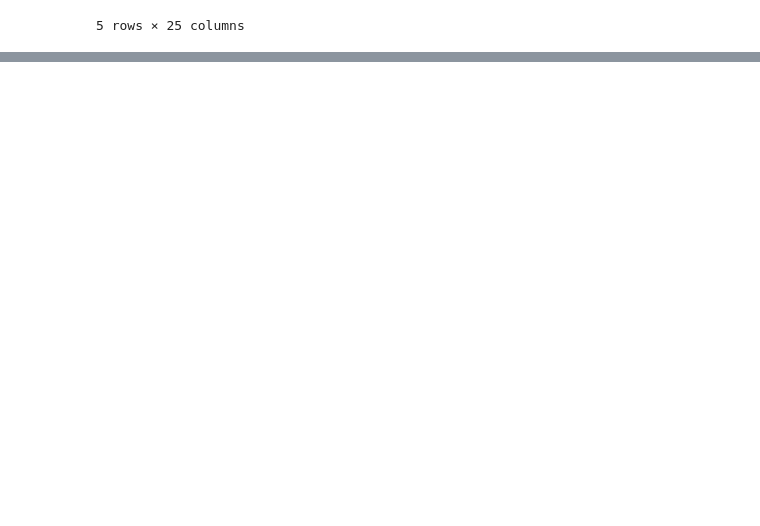
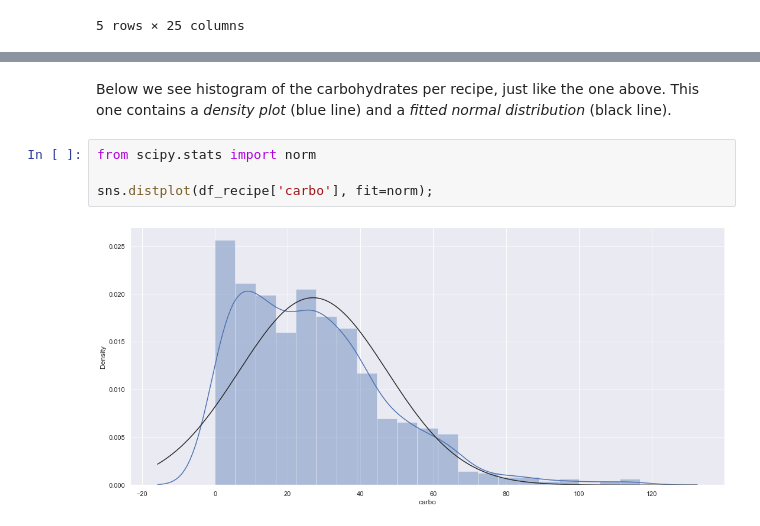
Before and after one commit to jellehuibregtse/recipe-recommendation-system, a Jupyter notebook: cookbook_eda.ipynb, the cells around one changed output, grey strips where cells are left out. Saved outputs shown, nothing was run; the diff lists cells and outputs as text; blank space fills up the shorter version.

```diff
--- a/cookbook_eda.ipynb
+++ b/cookbook_eda.ipynb
@@ -109,0 +106,8 @@ df_recipe.carbo.plot(kind="hist")
+# %% [markdown]
+Below we see histogram of the carbohydrates per recipe, just like the one above. This one contains a *density plot* (blue line) and a *fitted normal distribution* (black line).
+# %%
+from scipy.stats import norm
+
+sns.distplot(df_recipe['carbo'], fit=norm);
+# %% [output]
+[figure, added]
```
Also changed, not shown: parts of 16 cells of this notebook.
